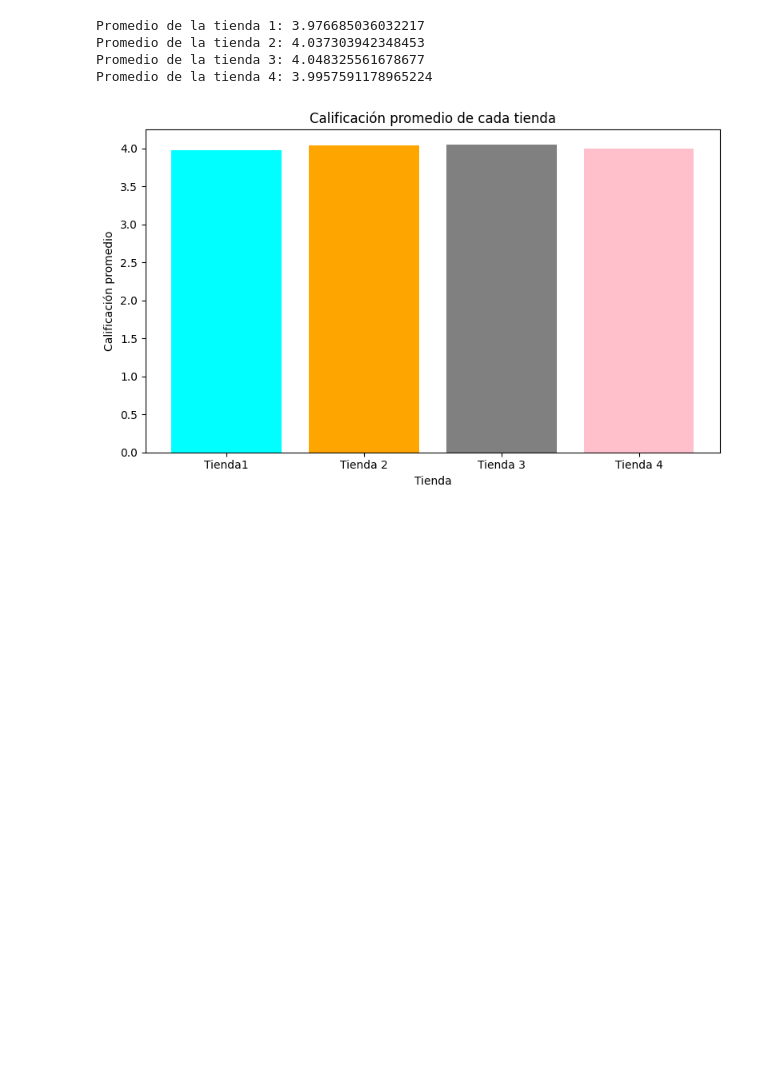
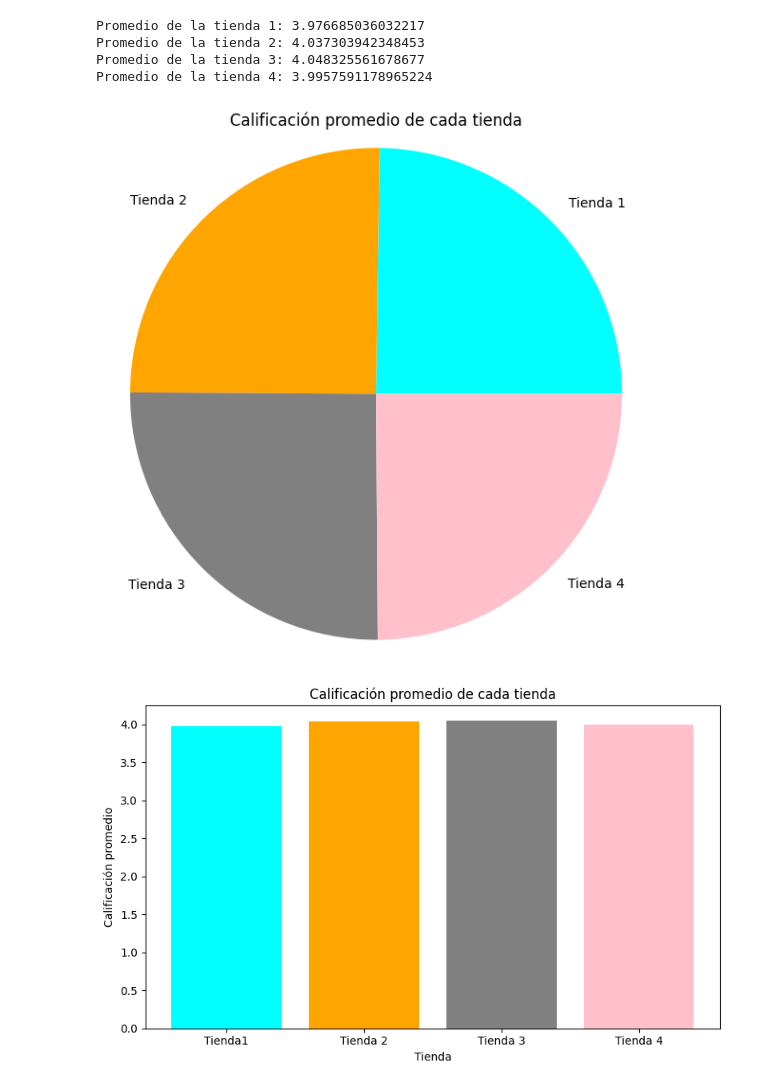
Before and after one commit to FerRamirez-cpu/challenge-data-science, a Jupyter notebook: AluraStoreLatam.ipynb, the cells around one changed output. Drawn from its saved outputs; the diff is of its cells as text; code cells hidden in the pictures; blank space fills up the shorter version.

```diff
--- a/AluraStoreLatam.ipynb
+++ b/AluraStoreLatam.ipynb
@@ -124,6 +124,19 @@ Promedio de la tienda 1: 3.976685036032217
 Promedio de la tienda 2: 4.037303942348453
 Promedio de la tienda 3: 4.048325561678677
 Promedio de la tienda 4: 3.9957591178965224
+# %%
+tiendas = ["Tienda 1", "Tienda 2", "Tienda 3", "Tienda 4"]
+promedios = [promedio_tienda1, promedio_tienda2, promedio_tienda3, promedio_tienda4]
+
+plt.figure(figsize=(6, 6))
+plt.pie(promedios, labels=tiendas, colors=['cyan', 'orange', 'gray', 'pink'])
+
+plt.title("Calificación promedio de cada tienda")
+plt.axis('equal')
+plt.tight_layout()
+plt.show()
+# %% [output]
+[figure, added]
 # %%
 tiendas = ["Tienda 1", "Tienda 2", "Tienda 3", "Tienda 4"]
 promedios = [promedio_tienda1, promedio_tienda2, promedio_tienda3, promedio_tienda4]
```
Also changed, not shown: parts of 1 cell of this notebook.
